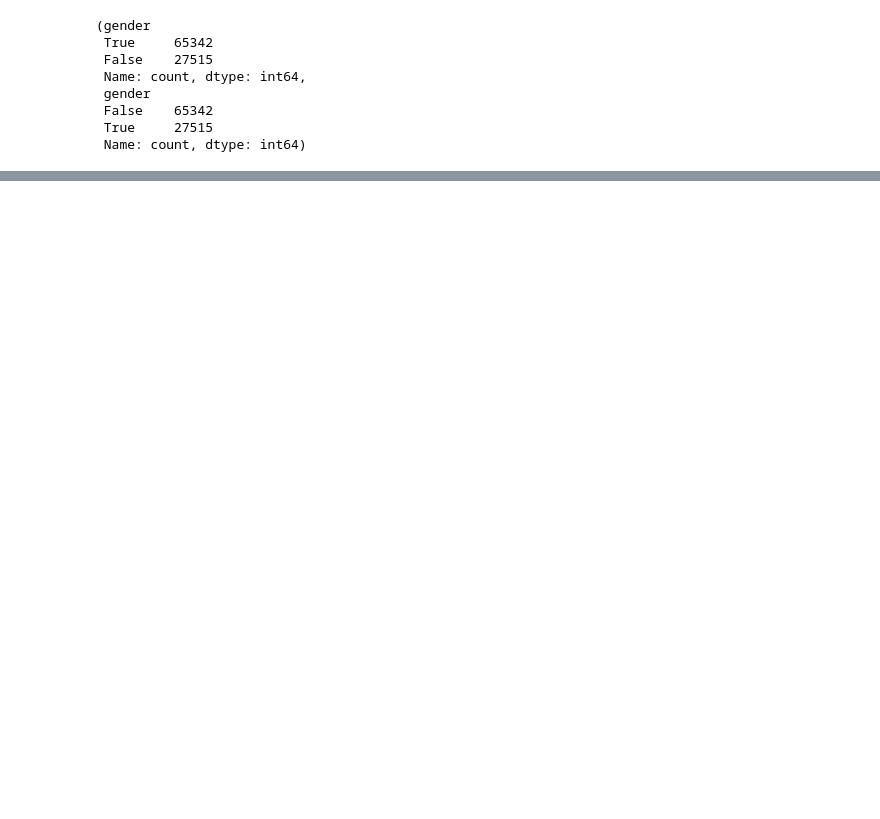
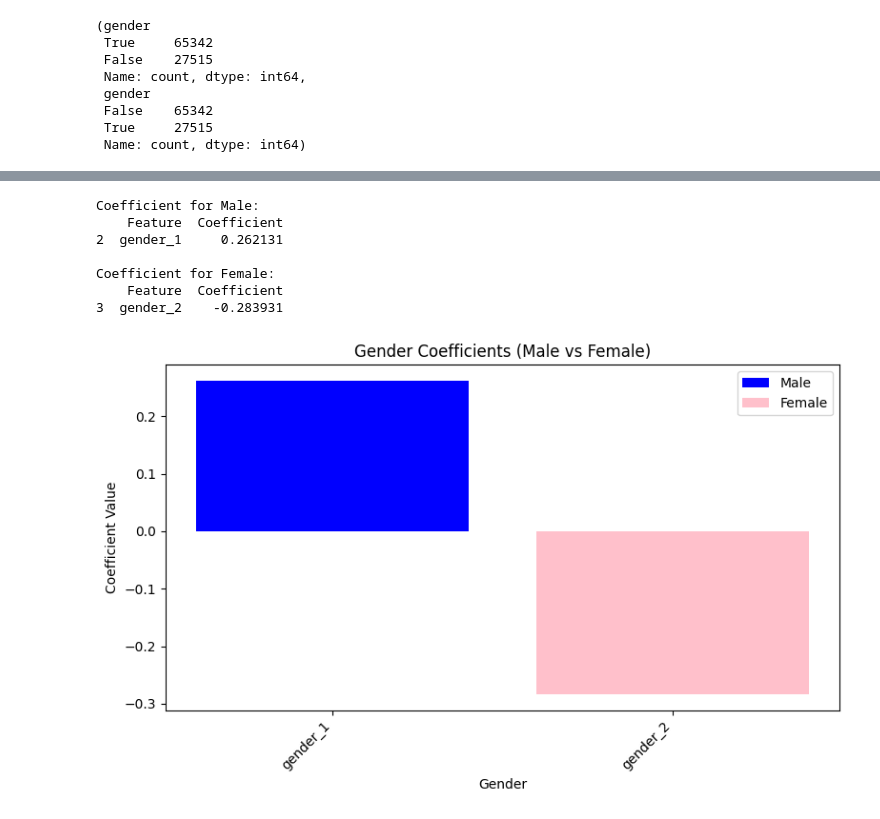
Before and after one commit to steve12512/thesis, a Jupyter notebook: korean/korean.ipynb, the cells around one changed output, grey strips where cells are left out. Cells and saved outputs as stored; diff of their text form; code cells hidden in the pictures; blank space fills up the shorter version.

```diff
--- a/korean/korean.ipynb
+++ b/korean/korean.ipynb
@@ -385,0 +445,34 @@ plt.show()
+# %%
+religion_coefficients = coeff_df[coeff_df['Feature'].str.contains('religion')]
+
+religion1_coeff = religion_coefficients[gender_coefficients['Feature'] == 'religion_1']
+religion2_coeff = religion_coefficients[gender_coefficients['Feature'] == 'religion_2']
+religion9_coeff = religion_coefficients[gender_coefficients['Feature'] == 'religion_9']
+
+
+print("Coefficient for Male:")
+print(gender_male_coeff)
+
+print("\nCoefficient for Female:")
+print(gender_female_coeff)
+
+plt.figure(figsize=(8, 5))
+plt.bar(gender_male_coeff['Feature'], gender_male_coeff['Coefficient'], color='blue', label='Male')
+plt.bar(gender_female_coeff['Feature'], gender_female_coeff['Coefficient'], color='pink', label='Female')
+
+plt.xlabel('Gender')
+plt.ylabel('Coefficient Value')
+plt.title('Gender Coefficients (Male vs Female)')
+plt.xticks(rotation=45, ha='right')
+plt.legend()
+plt.tight_layout()
+plt.show()
+# %% [output]
+Coefficient for Male:
+    Feature  Coefficient
+2  gender_1     0.262131
+
+Coefficient for Female:
+    Feature  Coefficient
+3  gender_2    -0.283931
+[figure, added]
```
Also changed, not shown: parts of 42 cells of this notebook.
